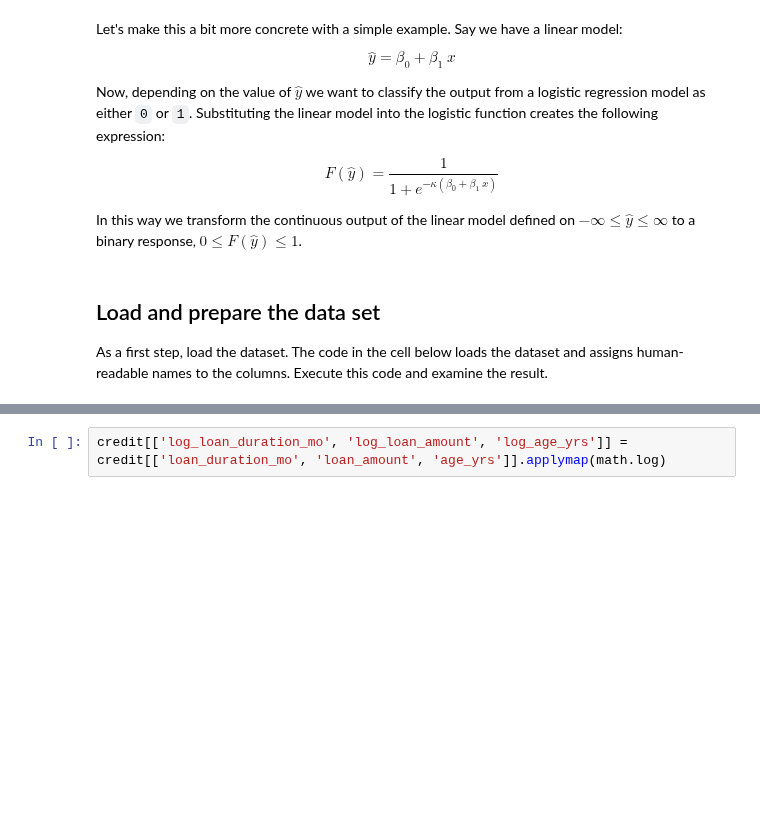
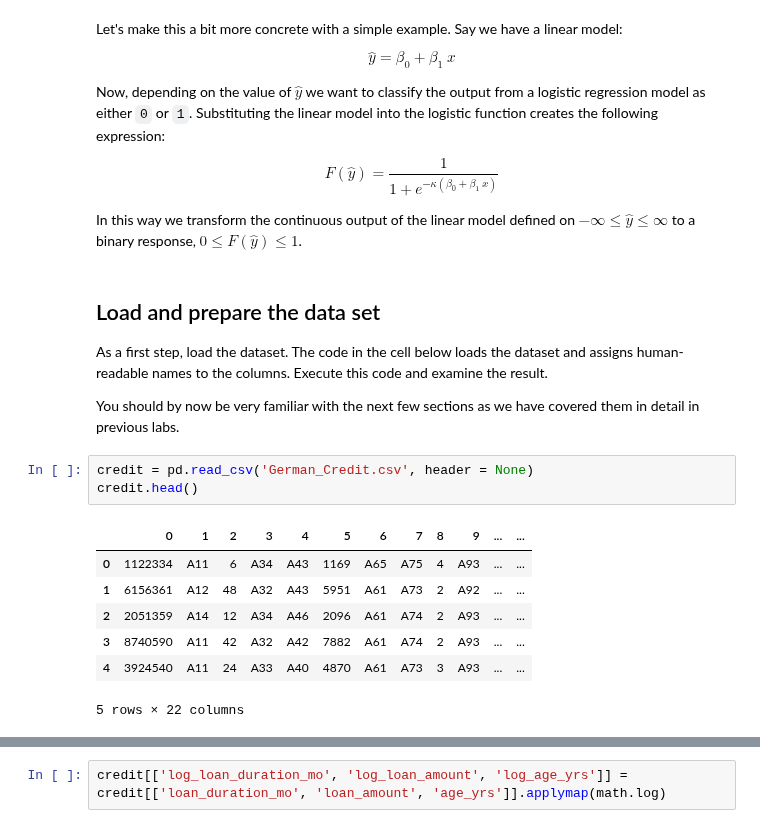
Before and after one commit to syslin/-MicrosoftLearning-Principles-of-Machine-Learning-Python, a Jupyter notebook: Module4/Classificaton.ipynb, the cells around one changed output, grey strips where cells are left out. Saved outputs shown, nothing was run; the diff lists cells and outputs as text; blank space fills up the shorter version.

```diff
--- a/Module4/Classificaton.ipynb
+++ b/Module4/Classificaton.ipynb
@@ -68,4 +68,17 @@ In this way we transform the continuous output of the linear model defined on $-
 ## Load and prepare the data set
 
 As a first step, load the dataset. The code in the cell below loads the dataset and assigns human-readable names to the columns. Execute this code and examine the result.
+
+You should by now be very familiar with the next few sections as we have covered them in detail in previous labs.
+# %%
+credit = pd.read_csv('German_Credit.csv', header = None)
+credit.head()
+# %% [output]
+|  | 0 | 1 | 2 | 3 | 4 | 5 | 6 | 7 | 8 | 9 | ... | ... |
+| 0 | 1122334 | A11 | 6 | A34 | A43 | 1169 | A65 | A75 | 4 | A93 | ... | ... |
+| 1 | 6156361 | A12 | 48 | A32 | A43 | 5951 | A61 | A73 | 2 | A92 | ... | ... |
+| 2 | 2051359 | A14 | 12 | A34 | A46 | 2096 | A61 | A74 | 2 | A93 | ... | ... |
+| 3 | 8740590 | A11 | 42 | A32 | A42 | 7882 | A61 | A74 | 2 | A93 | ... | ... |
+| 4 | 3924540 | A11 | 24 | A33 | A40 | 4870 | A61 | A73 | 3 | A93 | ... | ... |
+5 rows × 22 columns
 # %%
```
Also changed, not shown: parts of 35 cells of this notebook, 4 other files.
